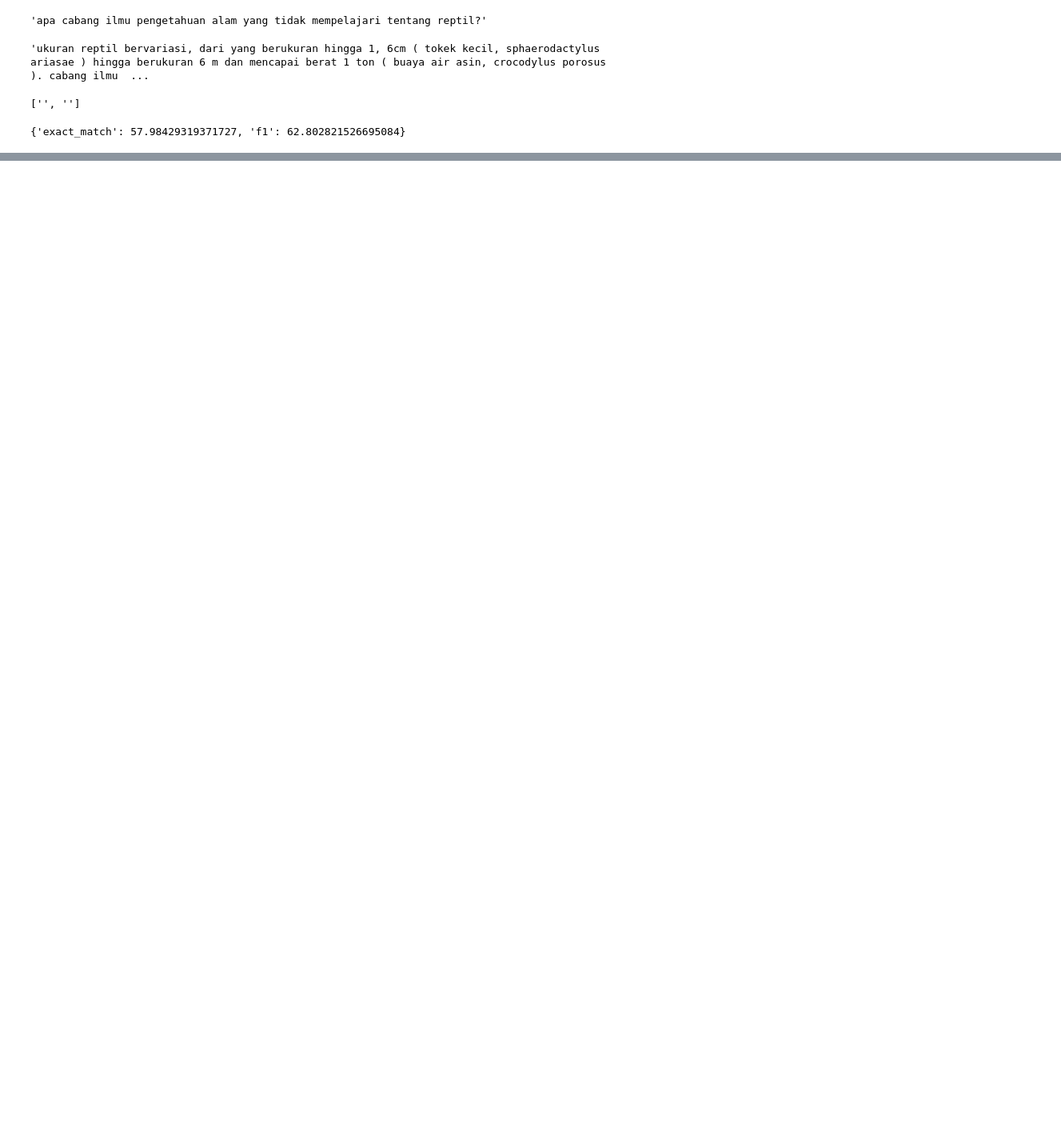
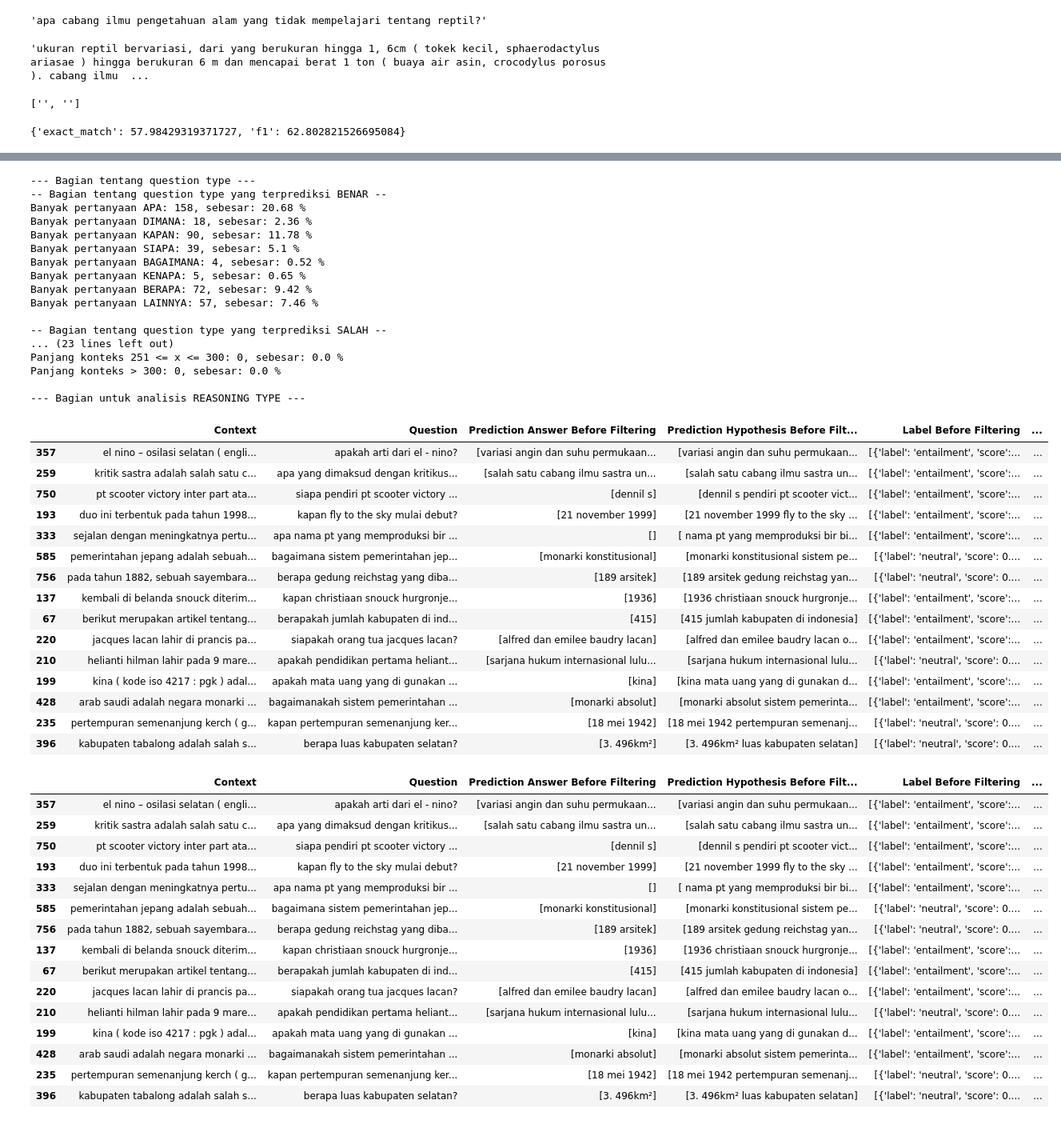
Before and after one commit to muhammadravi251001/qas-with-indonli, a Jupyter notebook: utilities/Alur 2 - newest.ipynb, the cells around one changed output, grey strips where cells are left out. Shown at 80% size. Drawn from its saved outputs; the diff is of its cells as text; code cells hidden in the pictures; blank space fills up the shorter version.

Commit message:
add general evaluation for nli-filtered experiment

```diff
--- a/utilities/Alur 2 - newest.ipynb
+++ b/utilities/Alur 2 - newest.ipynb
@@ -1345 +1558,53 @@ with open(f'{ACCURACY_DIR}/metric_comparison_results.txt', "w") as f, contextlib
+# %%
+general_evaluation(eval_df)
+# %% [output]
+--- Bagian tentang question type ---
+-- Bagian tentang question type yang terprediksi BENAR --
+Banyak pertanyaan APA: 158, sebesar: 20.68 %
+Banyak pertanyaan DIMANA: 18, sebesar: 2.36 %
+Banyak pertanyaan KAPAN: 90, sebesar: 11.78 %
+Banyak pertanyaan SIAPA: 39, sebesar: 5.1 %
+Banyak pertanyaan BAGAIMANA: 4, sebesar: 0.52 %
+Banyak pertanyaan KENAPA: 5, sebesar: 0.65 %
+Banyak pertanyaan BERAPA: 72, sebesar: 9.42 %
+Banyak pertanyaan LAINNYA: 57, sebesar: 7.46 %
+
+-- Bagian tentang question type yang terprediksi SALAH --
+... (23 lines left out)
+Panjang konteks 251 <= x <= 300: 0, sebesar: 0.0 %
+Panjang konteks > 300: 0, sebesar: 0.0 %
+
+--- Bagian untuk analisis REASONING TYPE ---
+|  | Context | Question | Prediction Answer Before Filtering | Prediction Hypothesis Before Filt... | Label Before Filtering | ... |
+| 357 | el nino – osilasi selatan ( engli... | apakah arti dari el - nino? | [variasi angin dan suhu permukaan... | [variasi angin dan suhu permukaan... | [{'label': 'entailment', 'score':... | ... |
+| 259 | kritik sastra adalah salah satu c... | apa yang dimaksud dengan kritikus... | [salah satu cabang ilmu sastra un... | [salah satu cabang ilmu sastra un... | [{'label': 'entailment', 'score':... | ... |
+| 750 | pt scooter victory inter part ata... | siapa pendiri pt scooter victory ... | [dennil s] | [dennil s pendiri pt scooter vict... | [{'label': 'entailment', 'score':... | ... |
+| 193 | duo ini terbentuk pada tahun 1998... | kapan fly to the sky mulai debut? | [21 november 1999] | [21 november 1999 fly to the sky ... | [{'label': 'entailment', 'score':... | ... |
+| 333 | sejalan dengan meningkatnya pertu... | apa nama pt yang memproduksi bir ... | [] | [ nama pt yang memproduksi bir bi... | [{'label': 'entailment', 'score':... | ... |
+| 585 | pemerintahan jepang adalah sebuah... | bagaimana sistem pemerintahan jep... | [monarki konstitusional] | [monarki konstitusional sistem pe... | [{'label': 'neutral', 'score': 0.... | ... |
+| 756 | pada tahun 1882, sebuah sayembara... | berapa gedung reichstag yang diba... | [189 arsitek] | [189 arsitek gedung reichstag yan... | [{'label': 'neutral', 'score': 0.... | ... |
+| 137 | kembali di belanda snouck diterim... | kapan christiaan snouck hurgronje... | [1936] | [1936 christiaan snouck hurgronje... | [{'label': 'entailment', 'score':... | ... |
+| 67 | berikut merupakan artikel tentang... | berapakah jumlah kabupaten di ind... | [415] | [415 jumlah kabupaten di indonesia] | [{'label': 'entailment', 'score':... | ... |
+| 220 | jacques lacan lahir di prancis pa... | siapakah orang tua jacques lacan? | [alfred dan emilee baudry lacan] | [alfred dan emilee baudry lacan o... | [{'label': 'entailment', 'score':... | ... |
+| 210 | helianti hilman lahir pada 9 mare... | apakah pendidikan pertama heliant... | [sarjana hukum internasional lulu... | [sarjana hukum internasional lulu... | [{'label': 'neutral', 'score': 0.... | ... |
+| 199 | kina ( kode iso 4217 : pgk ) adal... | apakah mata uang yang di gunakan ... | [kina] | [kina mata uang yang di gunakan d... | [{'label': 'entailment', 'score':... | ... |
+| 428 | arab saudi adalah negara monarki ... | bagaimanakah sistem pemerintahan ... | [monarki absolut] | [monarki absolut sistem pemerinta... | [{'label': 'entailment', 'score':... | ... |
+| 235 | pertempuran semenanjung kerch ( g... | kapan pertempuran semenanjung ker... | [18 mei 1942] | [18 mei 1942 pertempuran semenanj... | [{'label': 'neutral', 'score': 0.... | ... |
+| 396 | kabupaten tabalong adalah salah s... | berapa luas kabupaten selatan? | [3. 496km²] | [3. 496km² luas kabupaten selatan] | [{'label': 'neutral', 'score': 0.... | ... |
+|  | Context | Question | Prediction Answer Before Filtering | Prediction Hypothesis Before Filt... | Label Before Filtering | ... |
+| 357 | el nino – osilasi selatan ( engli... | apakah arti dari el - nino? | [variasi angin dan suhu permukaan... | [variasi angin dan suhu permukaan... | [{'label': 'entailment', 'score':... | ... |
+| 259 | kritik sastra adalah salah satu c... | apa yang dimaksud dengan kritikus... | [salah satu cabang ilmu sastra un... | [salah satu cabang ilmu sastra un... | [{'label': 'entailment', 'score':... | ... |
+| 750 | pt scooter victory inter part ata... | siapa pendiri pt scooter victory ... | [dennil s] | [dennil s pendiri pt scooter vict... | [{'label': 'entailment', 'score':... | ... |
+| 193 | duo ini terbentuk pada tahun 1998... | kapan fly to the sky mulai debut? | [21 november 1999] | [21 november 1999 fly to the sky ... | [{'label': 'entailment', 'score':... | ... |
+| 333 | sejalan dengan meningkatnya pertu... | apa nama pt yang memproduksi bir ... | [] | [ nama pt yang memproduksi bir bi... | [{'label': 'entailment', 'score':... | ... |
+| 585 | pemerintahan jepang adalah sebuah... | bagaimana sistem pemerintahan jep... | [monarki konstitusional] | [monarki konstitusional sistem pe... | [{'label': 'neutral', 'score': 0.... | ... |
+| 756 | pada tahun 1882, sebuah sayembara... | berapa gedung reichstag yang diba... | [189 arsitek] | [189 arsitek gedung reichstag yan... | [{'label': 'neutral', 'score': 0.... | ... |
+| 137 | kembali di belanda snouck diterim... | kapan christiaan snouck hurgronje... | [1936] | [1936 christiaan snouck hurgronje... | [{'label': 'entailment', 'score':... | ... |
+| 67 | berikut merupakan artikel tentang... | berapakah jumlah kabupaten di ind... | [415] | [415 jumlah kabupaten di indonesia] | [{'label': 'entailment', 'score':... | ... |
+| 220 | jacques lacan lahir di prancis pa... | siapakah orang tua jacques lacan? | [alfred dan emilee baudry lacan] | [alfred dan emilee baudry lacan o... | [{'label': 'entailment', 'score':... | ... |
+| 210 | helianti hilman lahir pada 9 mare... | apakah pendidikan pertama heliant... | [sarjana hukum internasional lulu... | [sarjana hukum internasional lulu... | [{'label': 'neutral', 'score': 0.... | ... |
+| 199 | kina ( kode iso 4217 : pgk ) adal... | apakah mata uang yang di gunakan ... | [kina] | [kina mata uang yang di gunakan d... | [{'label': 'entailment', 'score':... | ... |
+| 428 | arab saudi adalah negara monarki ... | bagaimanakah sistem pemerintahan ... | [monarki absolut] | [monarki absolut sistem pemerinta... | [{'label': 'entailment', 'score':... | ... |
+| 235 | pertempuran semenanjung kerch ( g... | kapan pertempuran semenanjung ker... | [18 mei 1942] | [18 mei 1942 pertempuran semenanj... | [{'label': 'neutral', 'score': 0.... | ... |
+| 396 | kabupaten tabalong adalah salah s... | berapa luas kabupaten selatan? | [3. 496km²] | [3. 496km² luas kabupaten selatan] | [{'label': 'neutral', 'score': 0.... | ... |
 # %%
```
Also changed, not shown: parts of 4 cells of this notebook, 1 other file.
